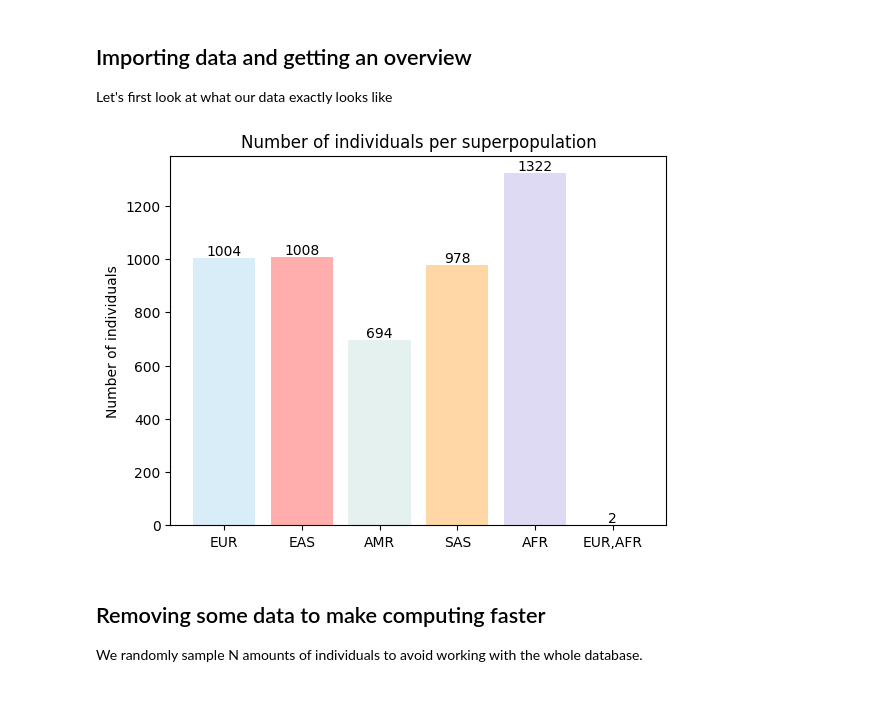
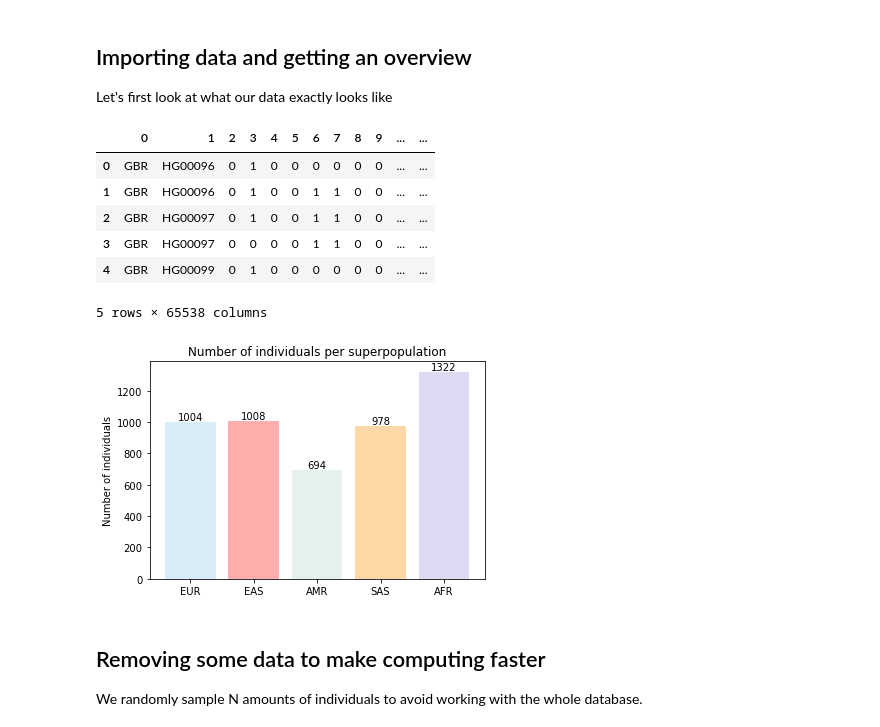
Before and after one commit to TitouanCh/ter-bioinfo, a Jupyter notebook: knn/knn_first_steps.ipynb, the cells around one changed output. Saved outputs shown, nothing was run; the diff lists cells and outputs as text; code cells hidden in the pictures; blank space fills up the shorter version.

```diff
--- a/knn/knn_first_steps.ipynb
+++ b/knn/knn_first_steps.ipynb
@@ -30,21 +28,35 @@ real_df = import_genome_data_as_df(superpopulation_code_dict=superpopulation_cod
+# %%
+#real_df = import_genome_data_as_df(superpopulation_code_dict=superpopulation_code_dict)
+real_df = import_genome_data_as_df(filename='65Kreal.hapt')
+# %%
+real_df.drop(real_df[real_df['Superpopulation code'] == 5].index, inplace = True)
+real_df.head()
+# %% [output]
+|  | 0 | 1 | 2 | 3 | 4 | 5 | 6 | 7 | 8 | 9 | ... | ... |
+| 0 | GBR | HG00096 | 0 | 1 | 0 | 0 | 0 | 0 | 0 | 0 | ... | ... |
+| 1 | GBR | HG00096 | 0 | 1 | 0 | 0 | 1 | 1 | 0 | 0 | ... | ... |
+| 2 | GBR | HG00097 | 0 | 1 | 0 | 0 | 1 | 1 | 0 | 0 | ... | ... |
+| 3 | GBR | HG00097 | 0 | 0 | 0 | 0 | 1 | 1 | 0 | 0 | ... | ... |
+| 4 | GBR | HG00099 | 0 | 1 | 0 | 0 | 0 | 0 | 0 | 0 | ... | ... |
+5 rows × 65538 columns
 # %%
 fig, ax = plt.subplots()
 
 individual_per_pop = []
-pop_names = ["EUR", "EAS", "AMR", "SAS", "AFR", "EUR,AFR"]
-for i in range(6):
+pop_names = ["EUR", "EAS", "AMR", "SAS", "AFR"]
+for i in range(5):
     individual_per_pop.append(real_df[real_df['Superpopulation code'] == i].shape[0])
 
 bars = ax.bar(pop_names, height=individual_per_pop, color=superpopulation_code_colors)
 for bar in bars:
     yval = bar.get_height()
     ax.text(bar.get_x() + bar.get_width()/2, yval + 10, yval, horizontalalignment='center')
 ax.set_ylabel('Number of individuals')
 ax.set_title('Number of individuals per superpopulation')
 
 plt.show()
 # %% [output]
-[figure, old version]
+[figure, new version]
 # %%
 # This is our artificial genomes database, not much we can do with it right now
 ag_df = pd.read_csv('./data/WGAN.hapt', delimiter = ' ')
```
Also changed, not shown: parts of 3 cells of this notebook, 12 other files.
